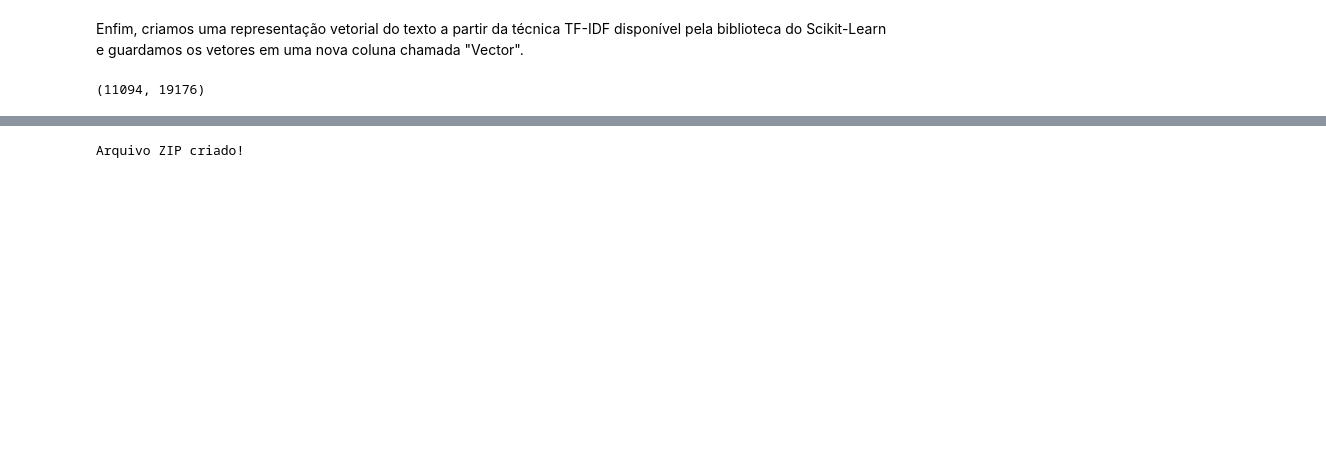
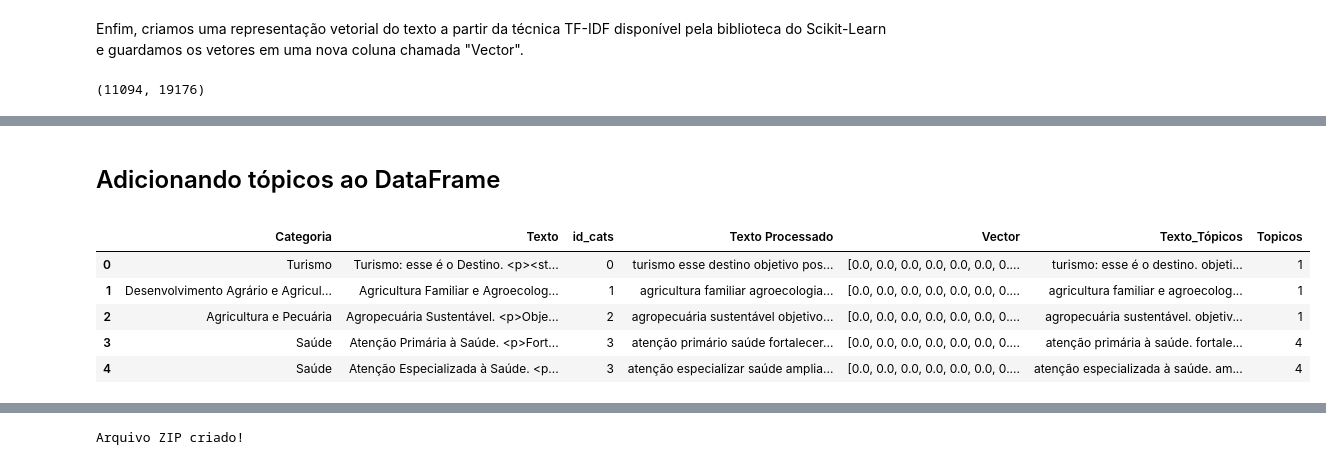
Before and after one commit to ResidenciaTICBrisa/BP-Classificador-de-Propostas, a Jupyter notebook: processo_de_desenvolvimento.ipynb, the cells around one changed output, grey strips where cells are left out. Drawn from its saved outputs; the diff is of its cells as text; code cells hidden in the pictures; blank space fills up the shorter version.

```diff
--- a/processo_de_desenvolvimento.ipynb
+++ b/processo_de_desenvolvimento.ipynb
@@ -321 +505,4 @@ propostas['Vector'] = docs.tolist()
+# %%
+# Model with optimal number of topics (MODIFICAR A QUANTIDADE DE TÓPICOS)
+lda_model = LdaMulticore(corpus=corpus, id2word=dictionary, iterations=100, num_topics=23, workers = 8, passes=100, random_state=100)
 # %% [markdown]
@@ -322,0 +541,13 @@ propostas['Vector'] = docs.tolist()
+# %% [markdown]
+<a id='text-clustering-5'></a><h3 style="font-size:1.5rem">Adicionando tópicos ao DataFrame</h3>
+# %%
+# Adding topics into the DataFrame
+propostas['Topicos'] = [sorted(lda_model[corpus][texto])[0][0] for texto in range(len(propostas['Texto']))]
+propostas.head()
+# %% [output]
+|  | Categoria | Texto | id_cats | Texto Processado | Vector | Texto_Tópicos | Topicos |
+| 0 | Turismo | Turismo: esse é o Destino. <p><st... | 0 | turismo esse destino objetivo pos... | [0.0, 0.0, 0.0, 0.0, 0.0, 0.0, 0.... | turismo: esse é o destino. objeti... | 1 |
+| 1 | Desenvolvimento Agrário e Agricul... | Agricultura Familiar e Agroecolog... | 1 | agricultura familiar agroecologia... | [0.0, 0.0, 0.0, 0.0, 0.0, 0.0, 0.... | agricultura familiar e agroecolog... | 1 |
+| 2 | Agricultura e Pecuária | Agropecuária Sustentável. <p>Obje... | 2 | agropecuária sustentável objetivo... | [0.0, 0.0, 0.0, 0.0, 0.0, 0.0, 0.... | agropecuária sustentável. objetiv... | 1 |
+| 3 | Saúde | Atenção Primária à Saúde. <p>Fort... | 3 | atenção primário saúde fortalecer... | [0.0, 0.0, 0.0, 0.0, 0.0, 0.0, 0.... | atenção primária à saúde. fortale... | 4 |
+| 4 | Saúde | Atenção Especializada à Saúde. <p... | 3 | atenção especializar saúde amplia... | [0.0, 0.0, 0.0, 0.0, 0.0, 0.0, 0.... | atenção especializada à saúde. am... | 4 |
```
Also changed, not shown: parts of 39 cells of this notebook, 3 other files.
